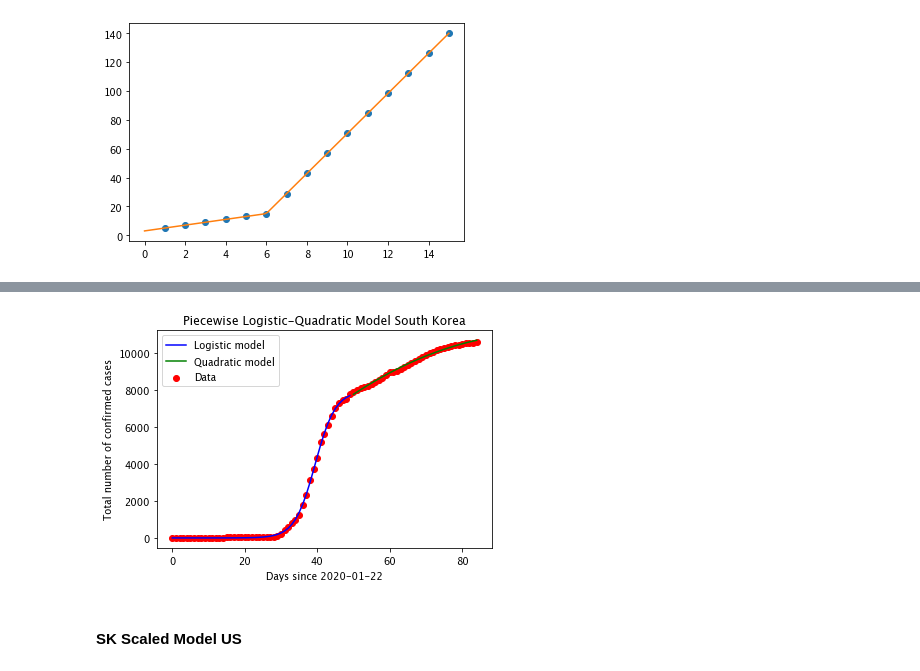
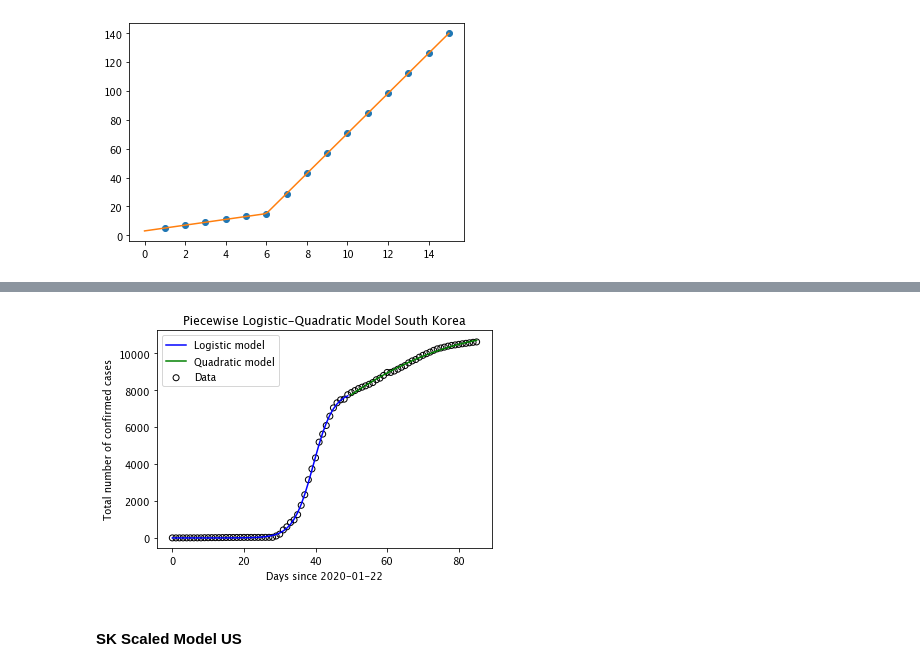
Before and after one commit to jayurbain/covid19, a Jupyter notebook: covid19_logistic_model.ipynb, the cells around one changed output, grey strips where cells are left out. Saved outputs shown, nothing was run; the diff lists cells and outputs as text; code cells hidden in the pictures.

```diff
--- a/covid19_logistic_model.ipynb
+++ b/covid19_logistic_model.ipynb
@@ -776,18 +776,18 @@ print(popt_quadratic_sk , popv_quadratic_sk)
 # %%
-plt.scatter(x_sk, y_sk, color="red", label="Data")
+plt.scatter(x_sk, y_sk, color="black", facecolors='none', label="Data")
 
 # Fitted logistic curve
 plt.plot(x_sk[:day], [logistic_model(i, popt_logistic_sk[0], popt_logistic_sk[1], popt_logistic_sk[2]) for i in x_sk[:day]], label="Logistic model", color="blue")
 plt.plot(x_sk[day:], [quadratic_model(i, popt_quadratic_sk[0], popt_quadratic_sk[1], popt_quadratic_sk[2]) for i in x_sk[day:]], label="Quadratic model", color="green" )
 plt.legend()
 plt.xlabel("Days since " + min_date)
 plt.ylabel("Total number of confirmed cases")
 plt.title('Piecewise Logistic-Quadratic Model South Korea')
 plt.savefig('Piecewise Logistic-Quadratic Model South Korea.png')
 
 plt.show()
 # %% [output]
-[figure, old version]
+[figure, new version]
 # %% [markdown]
 #### SK Scaled Model US
 # %%
```
Also changed, not shown: parts of 60 cells of this notebook, 14 other files.
